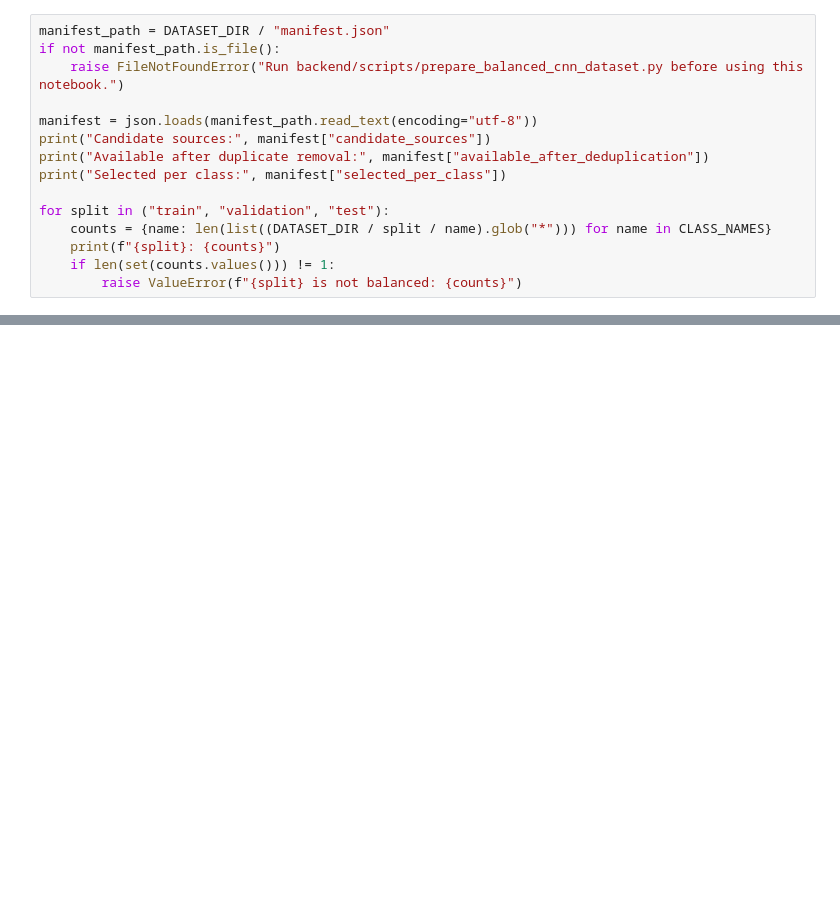
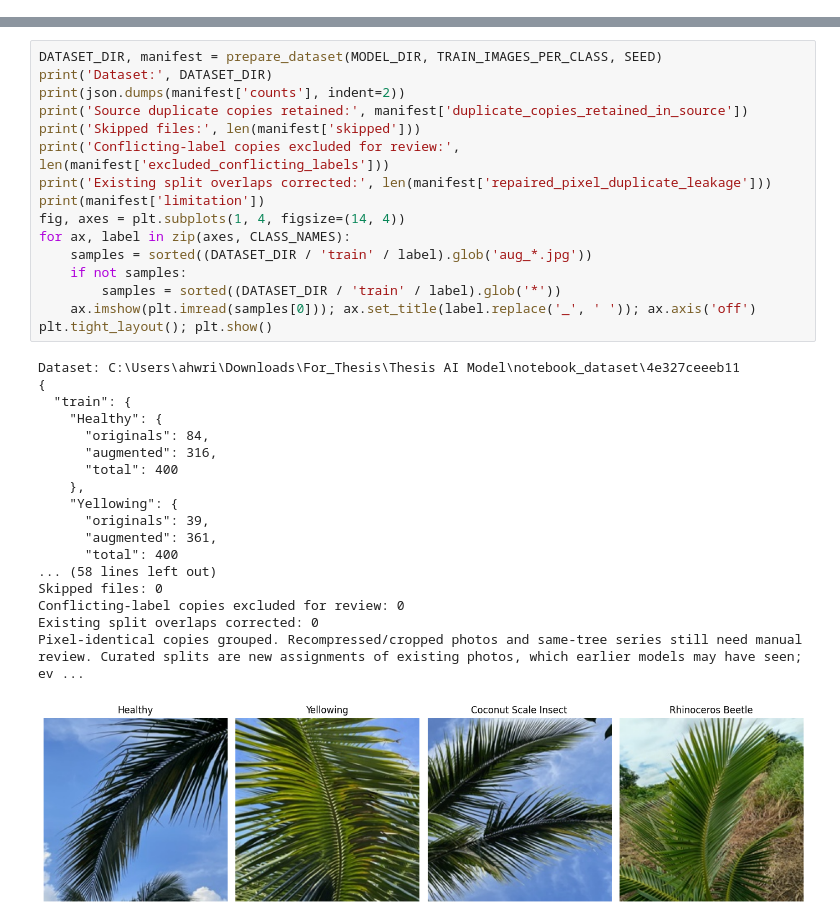
Before and after one commit to ryttsah/For_Thesis, a Jupyter notebook: Thesis AI Model/model.ipynb, the cells around one changed output, grey strips where cells are left out. Drawn from its saved outputs; the diff is of its cells as text; blank space fills up the shorter version.

Commit message:
feat: publish official CNN notebook workflow

```diff
--- a/Thesis AI Model/model.ipynb
+++ b/Thesis AI Model/model.ipynb
@@ -55,15 +76,0 @@ print("Live model:", LIVE_MODEL_PATH)
-# %%
-manifest_path = DATASET_DIR / "manifest.json"
-if not manifest_path.is_file():
-    raise FileNotFoundError("Run backend/scripts/prepare_balanced_cnn_dataset.py before using this notebook.")
-
-manifest = json.loads(manifest_path.read_text(encoding="utf-8"))
-print("Candidate sources:", manifest["candidate_sources"])
-print("Available after duplicate removal:", manifest["available_after_deduplication"])
-print("Selected per class:", manifest["selected_per_class"])
-
-for split in ("train", "validation", "test"):
-    counts = {name: len(list((DATASET_DIR / split / name).glob("*"))) for name in CLASS_NAMES}
-    print(f"{split}: {counts}")
-    if len(set(counts.values())) != 1:
-        raise ValueError(f"{split} is not balanced: {counts}")
@@ -69,0 +80,35 @@ for split in ("train", "validation", "test"):
+# %%
+DATASET_DIR, manifest = prepare_dataset(MODEL_DIR, TRAIN_IMAGES_PER_CLASS, SEED)
+print('Dataset:', DATASET_DIR)
+print(json.dumps(manifest['counts'], indent=2))
+print('Source duplicate copies retained:', manifest['duplicate_copies_retained_in_source'])
+print('Skipped files:', len(manifest['skipped']))
+print('Conflicting-label copies excluded for review:', len(manifest['excluded_conflicting_labels']))
+print('Existing split overlaps corrected:', len(manifest['repaired_pixel_duplicate_leakage']))
+print(manifest['limitation'])
+fig, axes = plt.subplots(1, 4, figsize=(14, 4))
+for ax, label in zip(axes, CLASS_NAMES):
+    samples = sorted((DATASET_DIR / 'train' / label).glob('aug_*.jpg'))
+    if not samples:
+        samples = sorted((DATASET_DIR / 'train' / label).glob('*'))
+    ax.imshow(plt.imread(samples[0])); ax.set_title(label.replace('_', ' ')); ax.axis('off')
+plt.tight_layout(); plt.show()
+# %% [output]
+Dataset: C:\Users\ahwri\Downloads\For_Thesis\Thesis AI Model\notebook_dataset\4e327ceeeb11
+{
+  "train": {
+    "Healthy": {
+      "originals": 84,
+      "augmented": 316,
+      "total": 400
+    },
+    "Yellowing": {
+      "originals": 39,
+      "augmented": 361,
+      "total": 400
+... (58 lines left out)
+Skipped files: 0
+Conflicting-label copies excluded for review: 0
+Existing split overlaps corrected: 0
+Pixel-identical copies grouped. Recompressed/cropped photos and same-tree series still need manual review. Curated splits are new assignments of existing photos, which earlier models may have seen; ev ...
+[figure, added]
```
Also changed, not shown: parts of 28 cells of this notebook, 30 other files.
